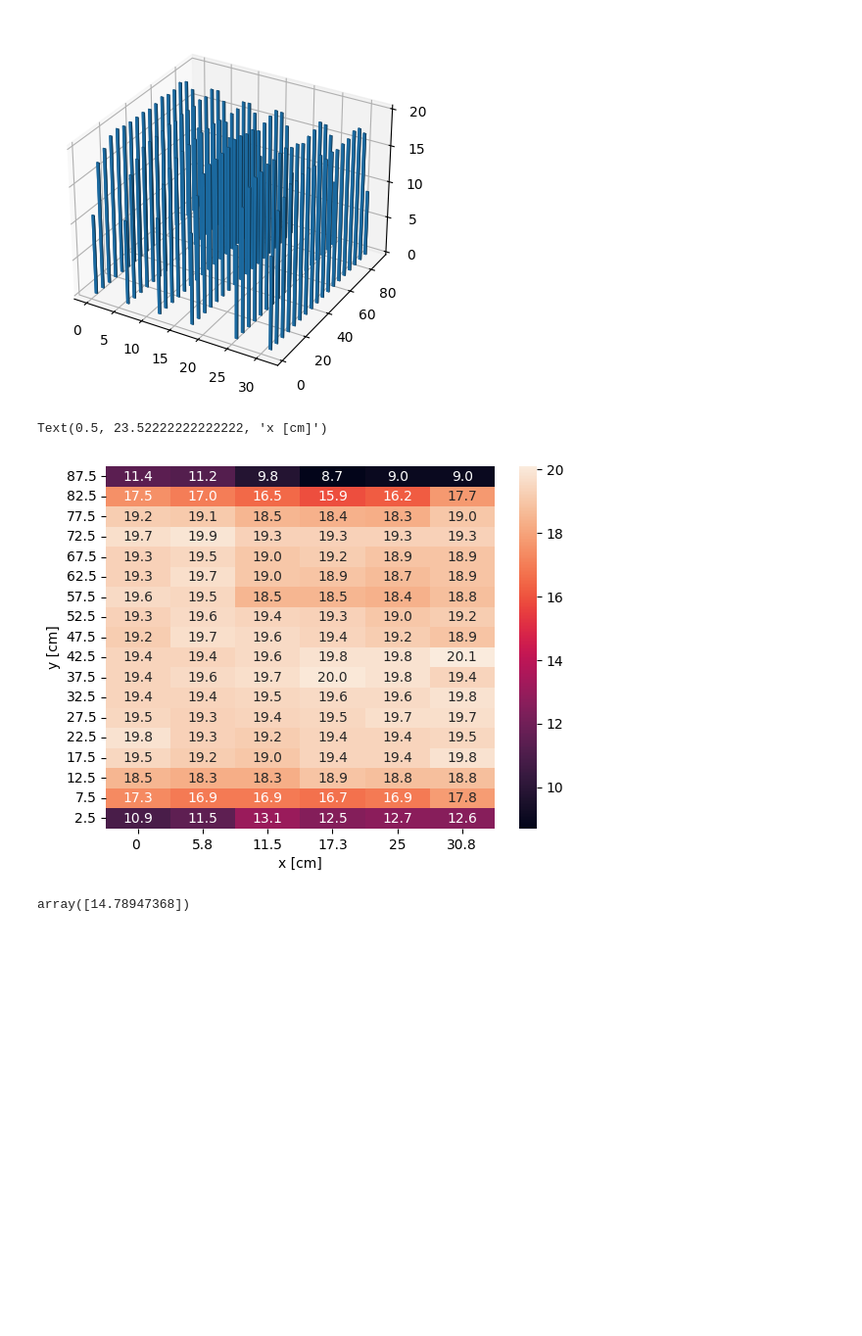
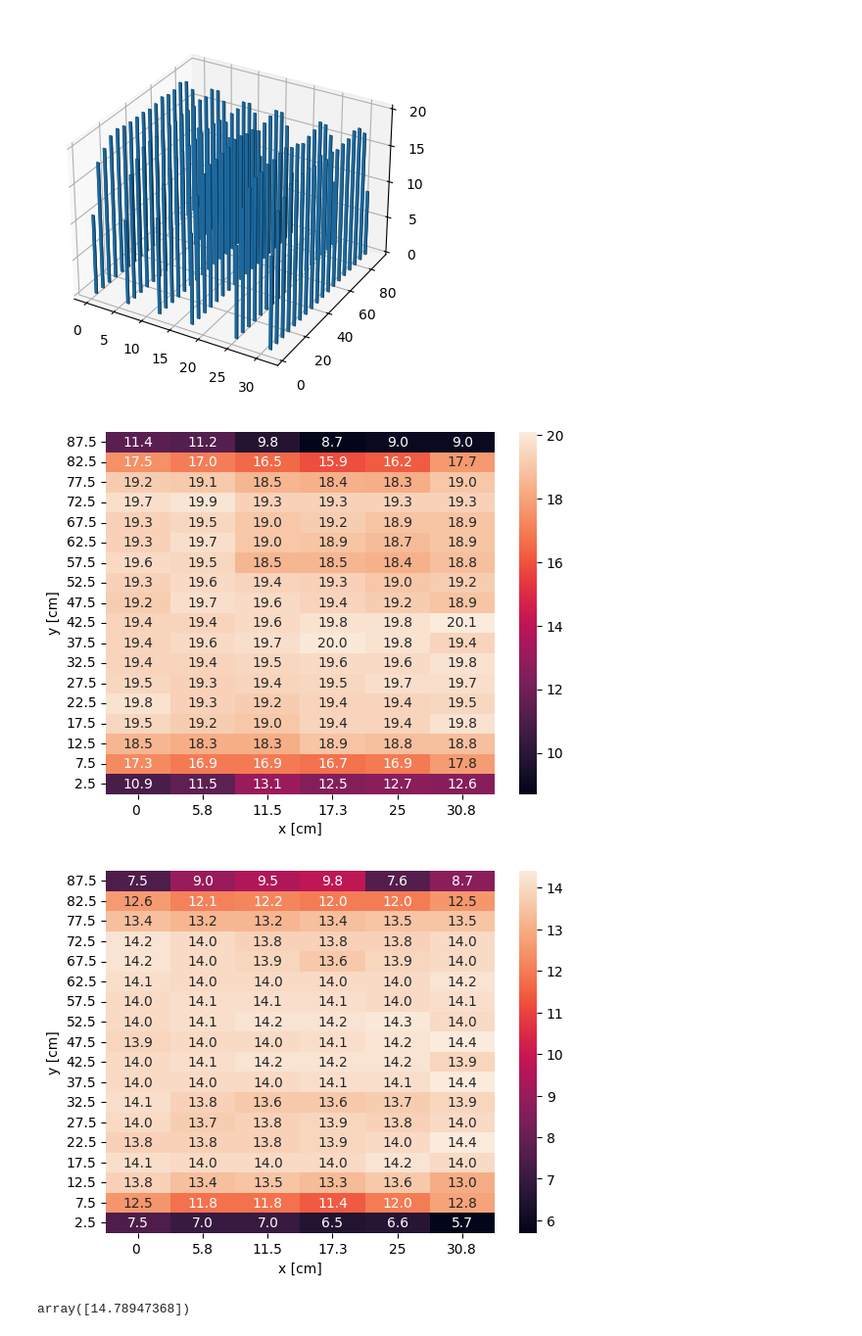
Before and after one commit to Matti-z/Lab-muons, a Jupyter notebook: linearity.ipynb, the cells around one changed output. Shown at 98% size. Cells and saved outputs as stored; diff of their text form; code cells hidden in the pictures; blank space fills up the shorter version.

```diff
--- a/linearity.ipynb
+++ b/linearity.ipynb
@@ -113,6 +113,12 @@ df = pd.read_csv("unif.csv")
 
 # display(df)
 data = df.iloc[:,1:]
+
+df = pd.read_csv("unif2.csv")
+
+# display(df)
+data2 = df.iloc[:,1:]
+
 
 y_arr = df[df.columns[0]].to_list()
 x_arr = data.columns.to_list()
@@ -147,13 +153,24 @@ ax.bar3d(x , y , z , dx , dy , dz)
 # %%
 import seaborn as sb
 
-ax = sb.heatmap(data, annot=True, fmt=".1f", yticklabels=y_arr, xticklabels=da ta.columns)
+ax = sb.heatmap(data, annot=True, fmt=".1f", yticklabels=y_arr, xticklabels=data.columns)
 ax.invert_yaxis()
 ax.set_ylabel("y [cm]")
 ax.set_xlabel("x [cm]")
+
+plt.show()
+
+import seaborn as sb
+
+ax = sb.heatmap(data2, annot=True, fmt=".1f", yticklabels=y_arr, xticklabels=data.columns)
+ax.invert_yaxis()
+ax.set_ylabel("y [cm]")
+ax.set_xlabel("x [cm]")
+
+plt.show()
 # %% [output]
-Text(0.5, 23.52222222222222, 'x [cm]')
 [figure]
+[figure, added]
 # %%
 from scipy.interpolate import RegularGridInterpolator
 
```
Also changed, not shown: parts of 1 cell of this notebook, 2 other files.
